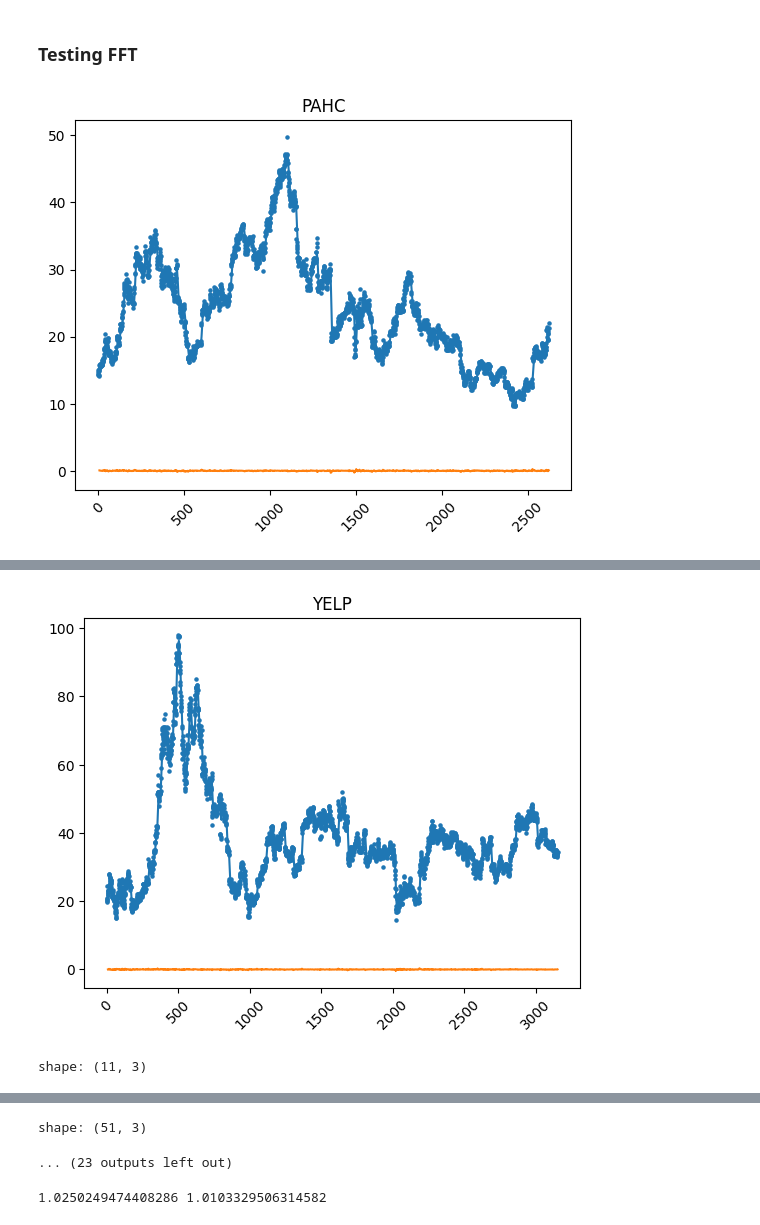
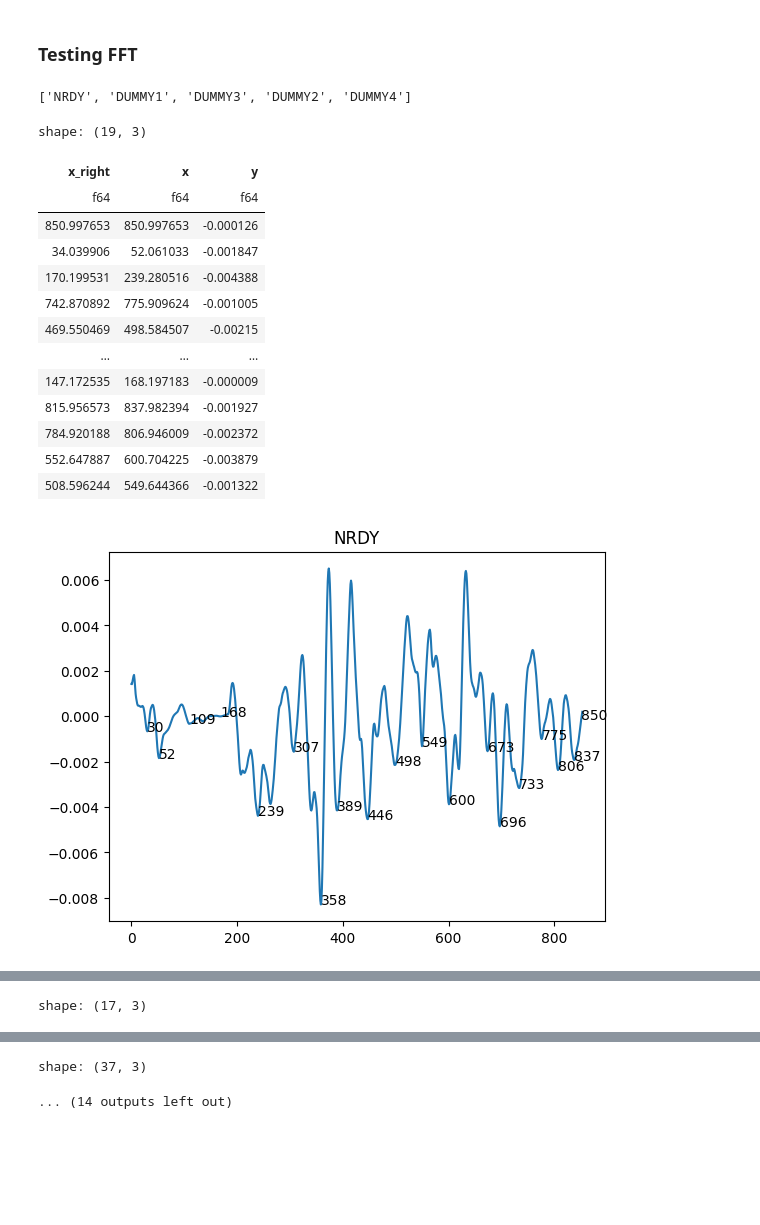
Before and after one commit to GoneSahlin/PutAnalysis, a Jupyter notebook: analysis/approach_2.ipynb, the cells around one changed output, grey strips where cells are left out. Drawn from its saved outputs; the diff is of its cells as text; code cells hidden in the pictures; blank space fills up the shorter version.

Commit message:
added dummy tickers and improved plotting of psds

```diff
--- a/analysis/approach_2.ipynb
+++ b/analysis/approach_2.ipynb
@@ -130,7 +207,7 @@ detrended_df = df.filter(pl.col('ticker').is_in(test_tickers))
 
 detrended_df = detrended_df.group_by('ticker').map_groups(detrend_lin_reg)
 # %%
-# DEBUG = True
+DEBUG = False
 test_tickers = ['NRDY', 'NVDA'] + df['ticker'].unique().to_list()[:5]
 
 detrended_df = df.filter(pl.col('ticker').is_in(test_tickers))
@@ -154,11 +231,14 @@ def detrend_moving_avg(df):
     .with_columns(pl.col('price').rolling_mean(WINDOW_SIZE).alias('rolling_avg')) \
     .with_columns(((pl.col('price') - pl.col('rolling_avg')) / pl.col('rolling_avg')).alias('adjusted'))
 
+    if DEBUG:
+        with pl.Config(tbl_rows=218):
+            display(df)
 
-    if DEBUG:
         plot_detrended(ticker, df['price'], df['rolling_avg'], df['adjusted'])
 
     # remove and rename unneeded columns
     df = df.select(pl.col('date'), pl.col('ticker'), pl.col('adjusted').alias('price'))
 
+
     return df
@@ -231,14 +338,19 @@ print(A)
 test_tickers = ['NRDY', 'NVDA'] + df['ticker'].unique().to_list()[:5]
 # test_tickers = [test_tickers[5]]
 # test_tickers = ['NRDY']
+# dummy_tickers = df.filter(pl.col('ticker').str.head(5) == 'DUMMY')['ticker'].unique().to_list()
+test_tickers = ['NRDY', *dummy_tickers]
+# test_tickers = ['DUMMY4']
+
+print(test_tickers)
 
 filtered_df = df.filter(pl.col('ticker').is_in(test_tickers))
 WINDOW_SIZE = 10
-DEBUG = True
+DEBUG = False
 
 detrended_df = (
     filtered_df.group_by('ticker').map_groups(detrend_moving_avg).drop_nulls()
-    .with_columns(pl.when(abs(pl.col('price')) > .1).then(pl.col('price')).otherwise(0).alias('price'))
+    # .with_columns(pl.when(abs(pl.col('price')) > .1).then(pl.col('price')).otherwise(0).alias('price'))
     .with_columns(pl.mean_horizontal(
         *[pl.col('price').shift(i) * smoothing_function(i) for i in range(-smoothing_distance, smoothing_distance)]
     ).alias('price'))
@@ -252,7 +364,7 @@ for ticker in test_tickers:
     x_all = np.linspace(0, N, N)
     y_all = ticker_df['price'].to_numpy()
 
-    overlap = 0
+    overlap = .1
     windows = 1
     L = y_all.shape[-1]
     W = L // windows
@@ -264,55 +376,50 @@ for ticker in test_tickers:
         end = int(min(start + N, L) // 1)
 
         x = x_all[start: end]
         y = y_all[start: end]
 
-        yf = sp.fft.fft(y)[:N//2]
+        yf = sp.fft.fft(y, n=N)[:N//2]
 
         xf = sp.fft.fftfreq(N)[:N//2]
 
         psd = np.abs(yf) ** 2
 
         # plotting local minimums
         fig, ax = plt.subplots()
 
         plt.plot(x, y)
         min_points_df = pl.DataFrame({'x': x, 'y': y})
         first_negatives_df = min_points_df.filter((pl.col('y') < 0, pl.col('y').shift(-1) >= 0)).with_columns(pl.col('x').alias('x_right'))
 
         min_points_df = (min_points_df
             .join_asof(first_negatives_df, on='x')
             .group_by(pl.col('x_right'))
             .agg(x=pl.col('x').get(pl.col('y').arg_min()), y=pl.col('y').min())
         )
 
         display(min_points_df)
         for row in min_points_df.iter_rows():
             plt.text(row[1], row[2], int(row[1]))
-        # min_points = [item for item in sorted(zip(x, y), key=lambda x: x[1]) if item[1] < 0]
-        # for min_point in min_points[:]:
-        #     plt.text(min_point[0], min_point[1], np.round(min_point[0], 0))
 
-        # print(min_points)
-
+        plt.title(ticker)
         plt.show()
 
-        # fig, ax = plt.subplots()
-        # plt.plot(xf, 2.0/N * np.abs(yf[:N//2]))
-        # plt.show()
-
-        fig, ax = plt.subplots()
-        # plt.plot(xf, 2.0/N * np.abs(psd[0:N//2]))
-
-        sns.lineplot(x=xf, y=psd, errorbar=None)
-
-        xtick_indices = [int(x) for x in np.linspace(1, len(xf)-1, 10)]
-        xticks = xf[xtick_indices]
-        xtick_labels = np.round(([*1/xf[xtick_indices]]), 1)
-        plt.xticks(xticks, xtick_labels)
-
-        max_points = sorted(zip(xf, psd), key=lambda x: x[1], reverse=True)
-        for max_point in max_points[:3]:
-            plt.text(max_point[0], max_point[1], np.round(1/max_point[0], 1))
-        plt.show()
+        plot_psd(xf, psd)
+        plot_psd(xf, psd, 5, 300)
 # %% [output]
+['NRDY', 'DUMMY1', 'DUMMY3', 'DUMMY2', 'DUMMY4']
+shape: (19, 3)
+| x_right | x | y |
+| f64 | f64 | f64 |
+| 850.997653 | 850.997653 | -0.000126 |
+| 34.039906 | 52.061033 | -0.001847 |
+| 170.199531 | 239.280516 | -0.004388 |
+| 742.870892 | 775.909624 | -0.001005 |
+| 469.550469 | 498.584507 | -0.00215 |
+| … | … | … |
+| 147.172535 | 168.197183 | -0.000009 |
+| 815.956573 | 837.982394 | -0.001927 |
+| 784.920188 | 806.946009 | -0.002372 |
+| 552.647887 | 600.704225 | -0.003879 |
+| 508.596244 | 549.644366 | -0.001322 |
-[figure, old version]
+[figure, new version]
@@ -320,0 +428 @@ for ticker in test_tickers:
+shape: (17, 3)
@@ -324,2 +444,0 @@ for ticker in test_tickers:
-[figure, removed]
-shape: (11, 3)
@@ -341,6 +445,2 @@ shape: (11, 3)
-shape: (51, 3)
-... (23 outputs left out)
+shape: (37, 3)
+... (14 outputs left out)
-# %%
-print(y[0], y[-1])
-# %% [output]
-1.0250249474408286 1.0103329506314582
```
Also changed, not shown: parts of 11 cells of this notebook.
